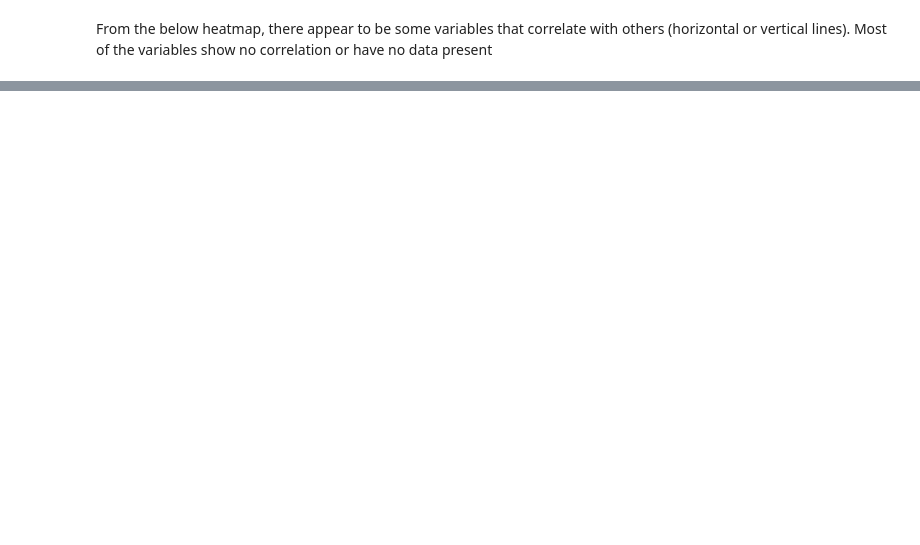
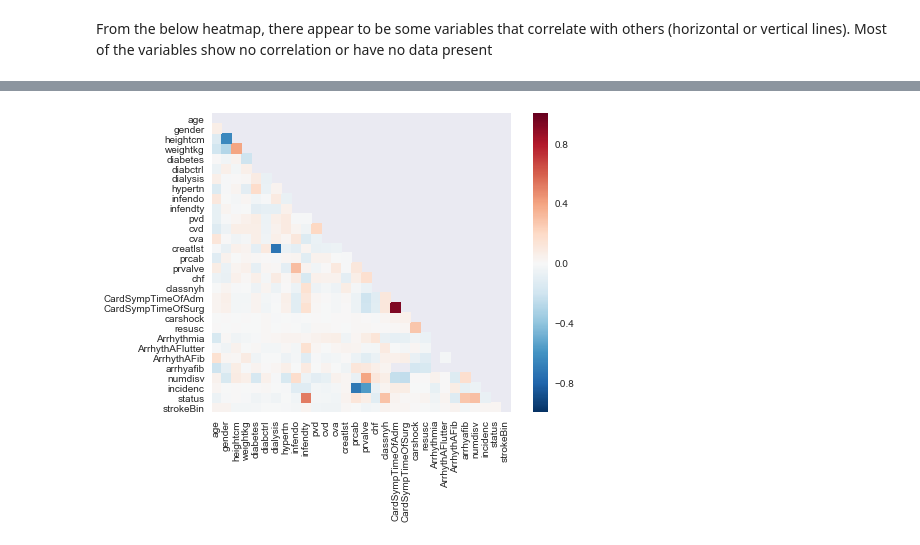
Before and after one commit to asp82/Predicting-Stroke-Risk-For-Heart-Surgery-Patients, a Jupyter notebook: Initial Analysis.ipynb, the cells around one changed output, grey strips where cells are left out. Cells and saved outputs as stored; diff of their text form; code cells hidden in the pictures; blank space fills up the shorter version.

```diff
--- a/Initial Analysis.ipynb
+++ b/Initial Analysis.ipynb
@@ -152,0 +184,13 @@ plt.show()
+# %%
+# correlation heatmap for STS risk model variables and outcome variable
+
+STS_df = df.iloc[:,[1,2,12,13,14,15,17,18,19,20,33,37,38,47,59,60,76,77,73,74,79,80,81,84,85,89,112,181,182, 408]]
+
+hash_values_corr = STS_df.corr()
+hash_mask = np.zeros_like(hash_values_corr)
+hash_mask[np.triu_indices_from(hash_mask)] = True
+
+sns.heatmap(hash_values_corr,  mask = hash_mask, square = True)
+plt.show()
+# %% [output]
+[figure, added]
```
Also changed, not shown: parts of 27 cells of this notebook, 3 other files.
